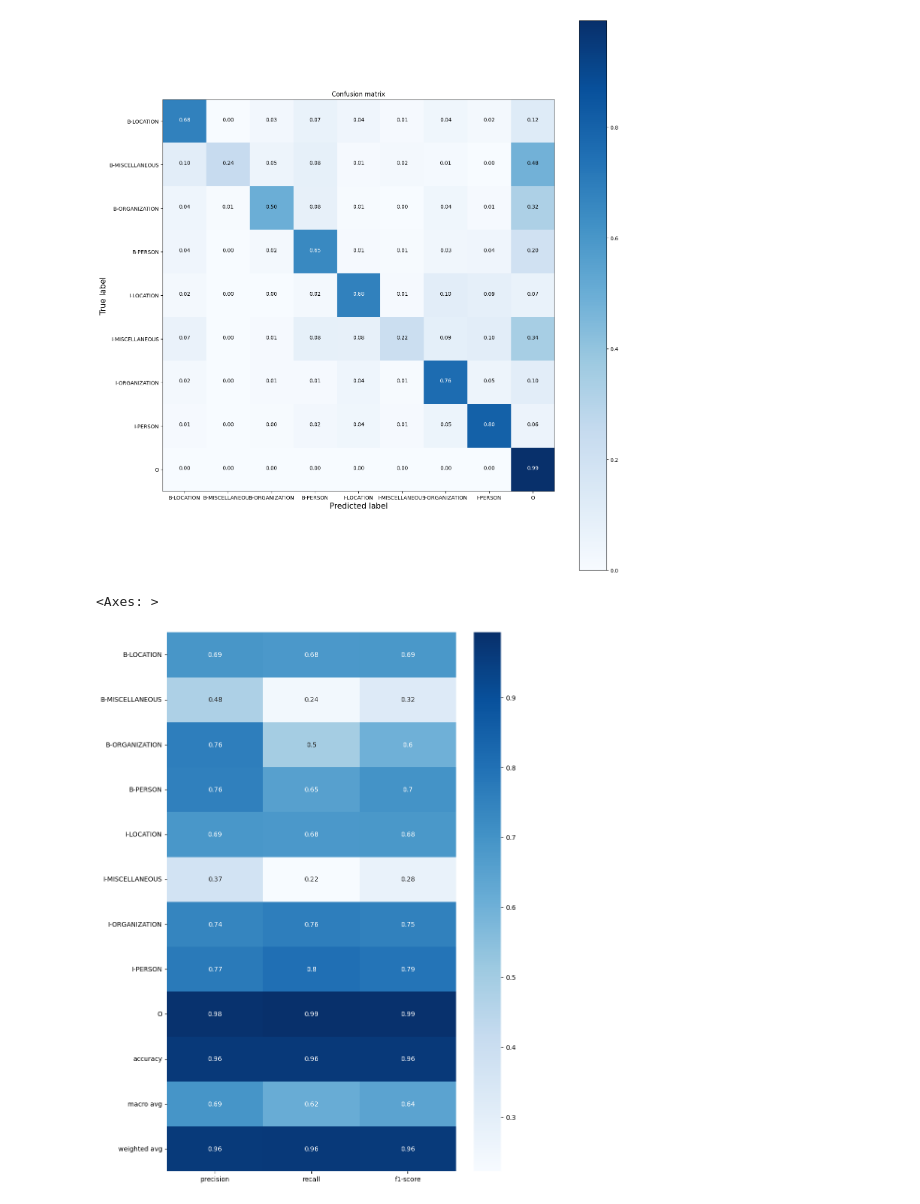
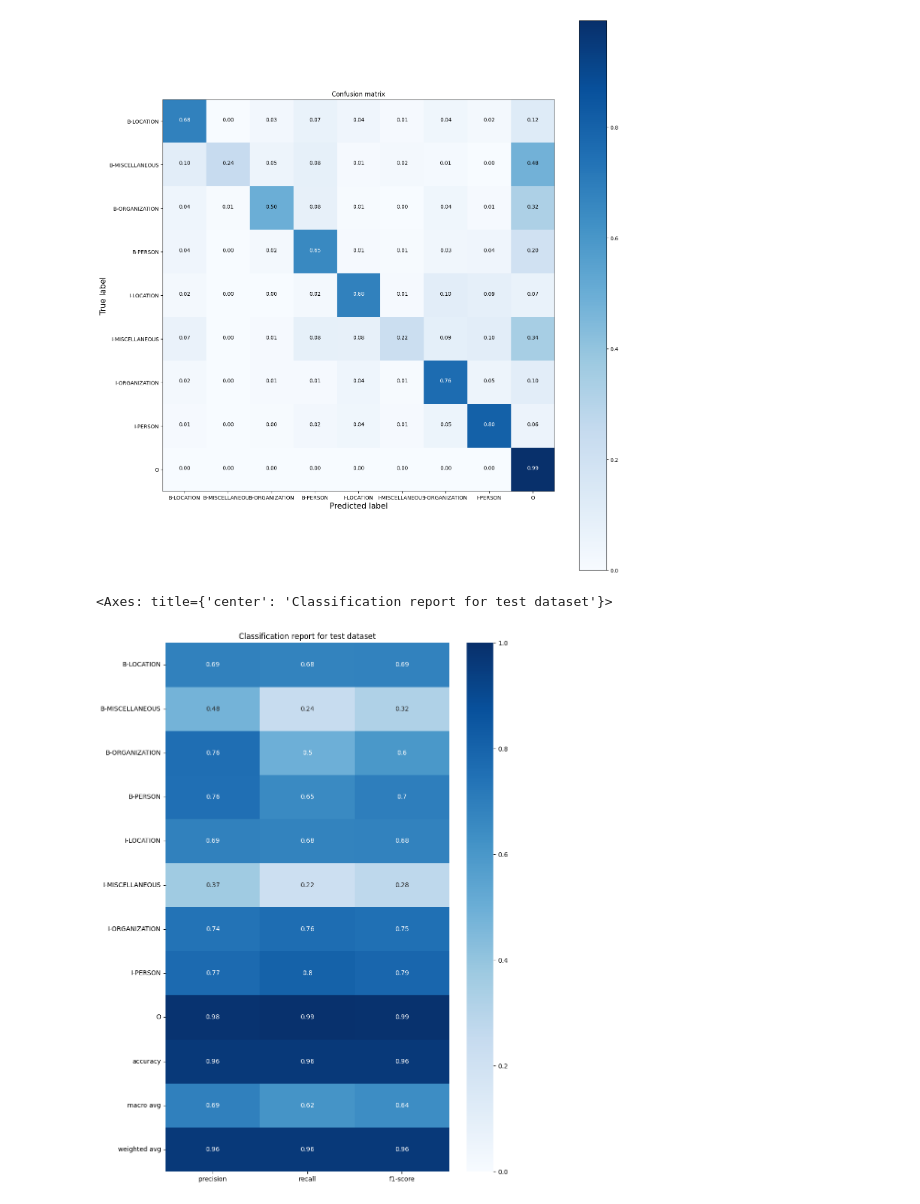
Before and after one commit to 4ursmile/NER-using-CRF, a Jupyter notebook: NER-CRF.ipynb, the cells around one changed output. Saved outputs shown, nothing was run; the diff lists cells and outputs as text; code cells hidden in the pictures.

Commit message:
add plot

```diff
--- a/NER-CRF.ipynb
+++ b/NER-CRF.ipynb
@@ -352,7 +352,8 @@ plot_confusion_matrix(y_true=y_test, y_pred=model.predict(X_test), normalize=Tru
 # %%
 import pandas as pd
 plt.figure(figsize=(10, 15))
-sns.heatmap(pd.DataFrame(model.classification_report(x_test=X_test, y_test=y_test, output_dict=True)).iloc[:-1, :].T, annot=True, cmap='Blues')
+plt.title('Classification report for test dataset')
+sns.heatmap(pd.DataFrame(model.classification_report(x_test=X_test, y_test=y_test, output_dict=True)).iloc[:-1, :].T, annot=True, cmap='Blues', vmin=0, vmax=1)
 # %% [output]
-<Axes: >
+<Axes: title={'center': 'Classification report for test dataset'}>
-[figure, old version]
+[figure, new version]
```
Also changed, not shown: parts of 2 cells of this notebook.
